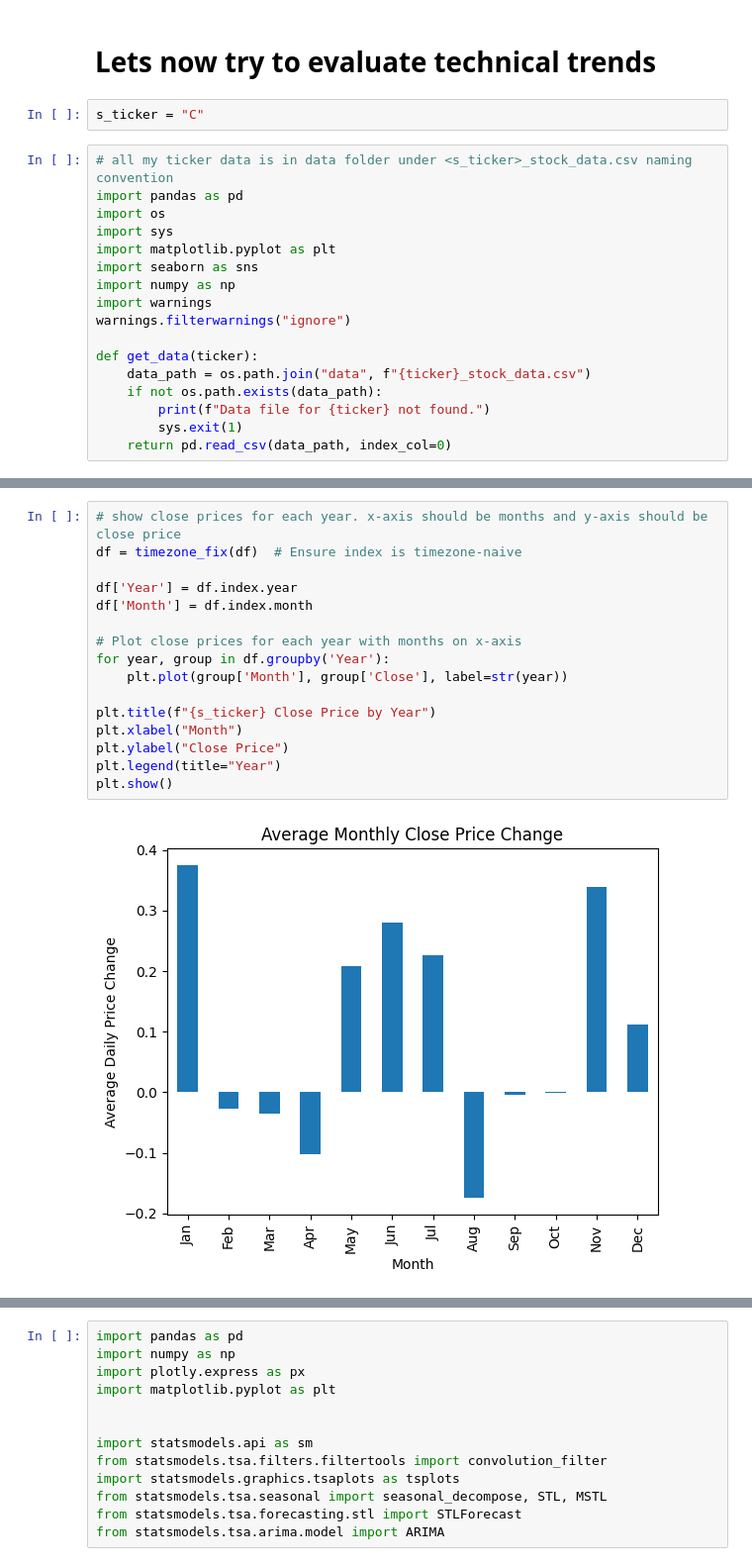
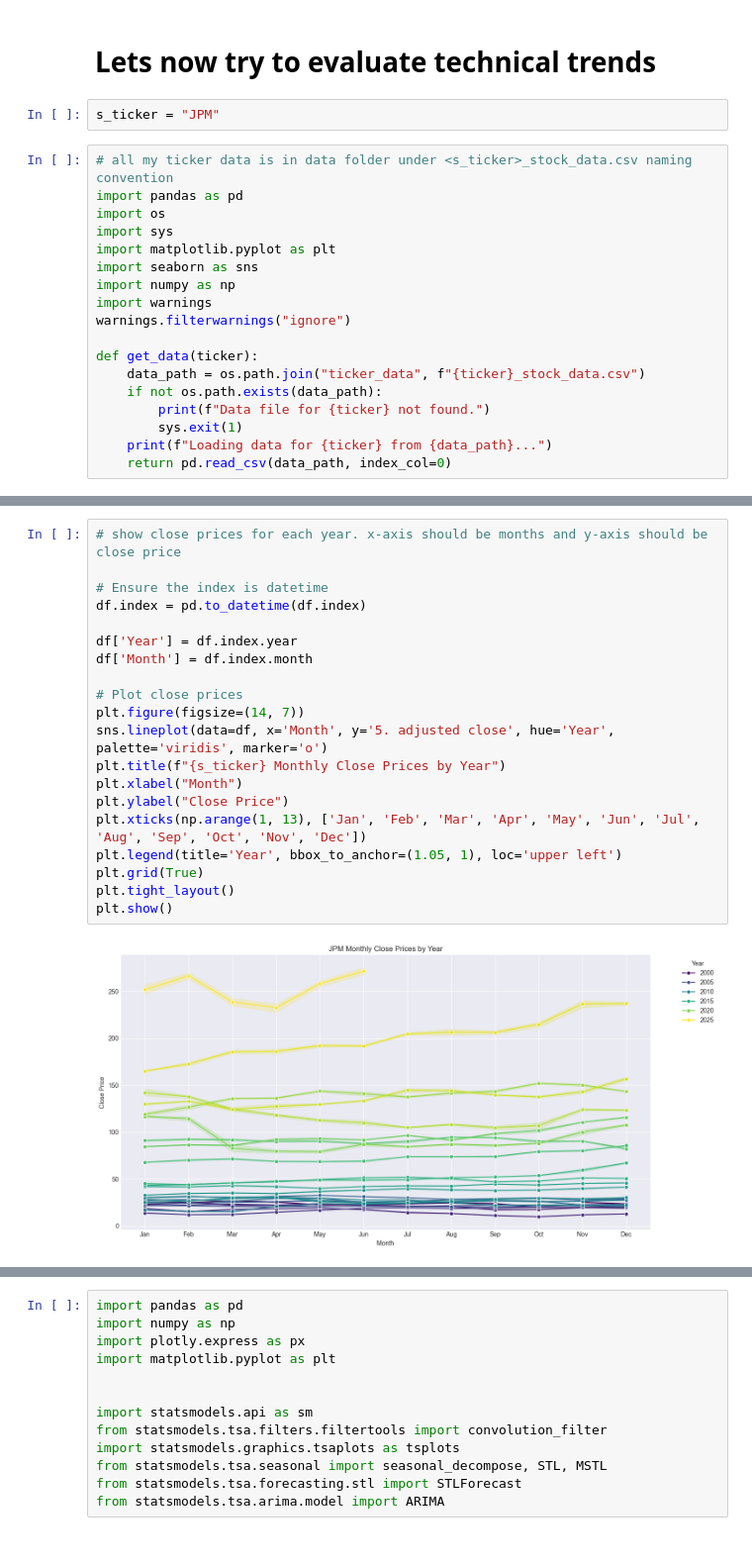
Before and after one commit to gprlearn/ucb_capstone, a Jupyter notebook: 1_main.ipynb, the cells around one changed output, grey strips where cells are left out. Shown at 99% size. Cells and saved outputs as stored; diff of their text form.

```diff
--- a/1_main.ipynb
+++ b/1_main.ipynb
@@ -3340,7 +3182,7 @@ valuation_df_filtered
 # %% [markdown]
 # Lets now try to evaluate technical trends
 # %%
-s_ticker = "C"
+s_ticker = "JPM"
 # %%
 # all my ticker data is in data folder under <s_ticker>_stock_data.csv naming convention
 import pandas as pd
@@ -3353,10 +3195,11 @@ import warnings
 warnings.filterwarnings("ignore")
 
 def get_data(ticker):
-    data_path = os.path.join("data", f"{ticker}_stock_data.csv")
+    data_path = os.path.join("ticker_data", f"{ticker}_stock_data.csv")
     if not os.path.exists(data_path):
         print(f"Data file for {ticker} not found.")
         sys.exit(1)
+    print(f"Loading data for {ticker} from {data_path}...")
     return pd.read_csv(data_path, index_col=0)
 # %%
 df = get_data(s_ticker)
@@ -3380,19 +3224,23 @@ Date
 # %%
 # show close prices for each year. x-axis should be months and y-axis should be close price
-df = timezone_fix(df)  # Ensure index is timezone-naive
+
+# Ensure the index is datetime
+df.index = pd.to_datetime(df.index)
 
 df['Year'] = df.index.year
 df['Month'] = df.index.month
 
-# Plot close prices for each year with months on x-axis
-for year, group in df.groupby('Year'):
-	plt.plot(group['Month'], group['Close'], label=str(year))
-
-plt.title(f"{s_ticker} Close Price by Year")
+# Plot close prices
+plt.figure(figsize=(14, 7))
+sns.lineplot(data=df, x='Month', y='5. adjusted close', hue='Year', palette='viridis', marker='o')
+plt.title(f"{s_ticker} Monthly Close Prices by Year")
 plt.xlabel("Month")
 plt.ylabel("Close Price")
-plt.legend(title="Year")
+plt.xticks(np.arange(1, 13), ['Jan', 'Feb', 'Mar', 'Apr', 'May', 'Jun', 'Jul', 'Aug', 'Sep', 'Oct', 'Nov', 'Dec'])
+plt.legend(title='Year', bbox_to_anchor=(1.05, 1), loc='upper left')
+plt.grid(True)
+plt.tight_layout()
 plt.show()
 # %% [output]
-[figure, old version]
+[figure, new version]
 # %% [markdown]
```
Also changed, not shown: parts of 13 cells of this notebook, 3 other files.
